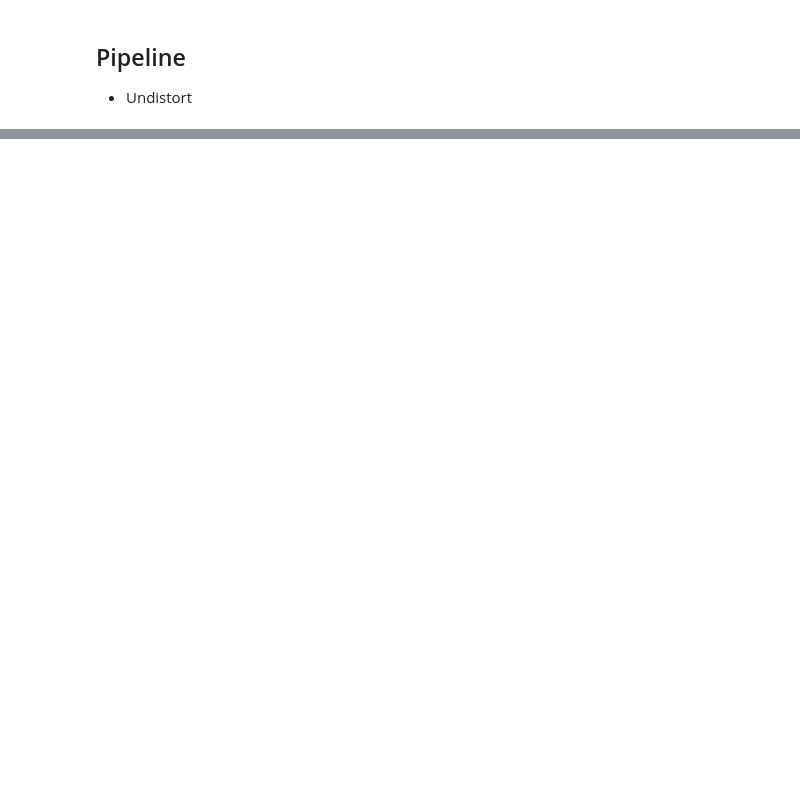
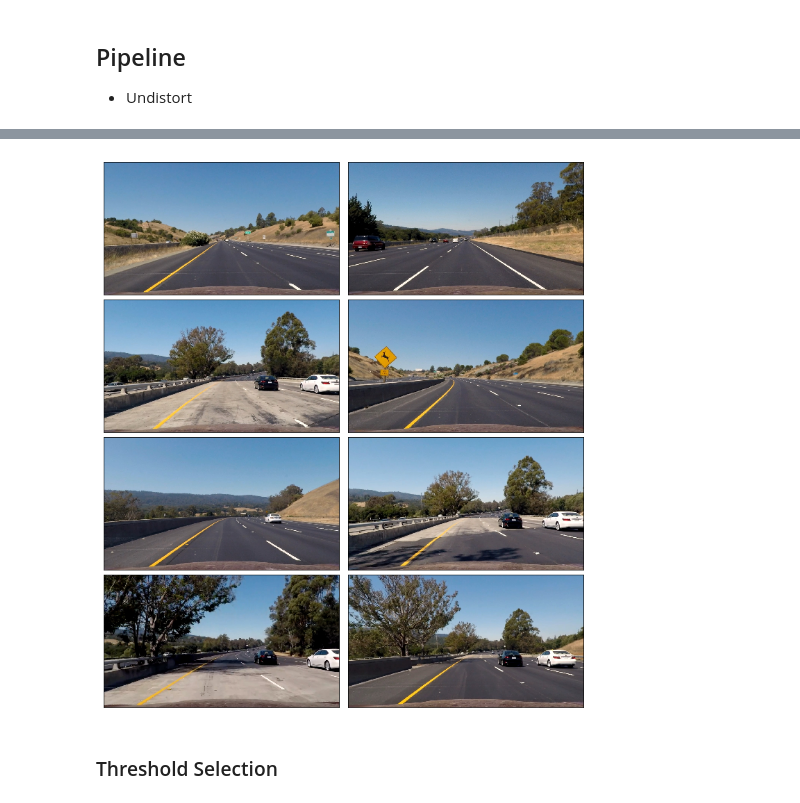
Before and after one commit to timothyta12/Advanced-Lane-Lines, a Jupyter notebook: Advanced_Lane_Detection.ipynb, the cells around one changed output, grey strips where cells are left out. Drawn from its saved outputs; the diff is of its cells as text; code cells hidden in the pictures; blank space fills up the shorter version.

Commit message:
Added threshold and perspective

```diff
--- a/Advanced_Lane_Detection.ipynb
+++ b/Advanced_Lane_Detection.ipynb
@@ -36,16 +39,21 @@ show_images(images[:4], cols=4)
 # %%
 def calibrate_camera(images):
+    """Returns camera calibration metrics
+    Arguments:
+    images: A set of images using checkerboard calibration
+    """
     objp = np.zeros((6*9,3), np.float32)
     objp[:,:2] = np.mgrid[0:9,0:6].T.reshape(-1,2)
 
+    # True location in grid
     objpoints = []
+    # Location of corners in checkerboard
     imgpoints = []
 
     for image in images:
         gray = grayscale(image)
-
         ret, corners = cv2.findChessboardCorners(gray, (9,6), None)
-
+        # If checkboard is detected
         if ret:
             objpoints.append(objp)
             imgpoints.append(corners)
@@ -54,5 +62,5 @@ def calibrate_camera(images):
 
     return ret, mtx, dist, rvecs, tvecs
 
-ret, mtx, dist, rvecs, tvecs = calibrate_camera(images)
+ret, mtx, dist, rvecs, tvecs = calibrate_camera(calibration_images)
 # %%
@@ -65,3 +73,6 @@ show_images(images[:4], cols=4)
 ## Pipeline
 
 - Undistort
+# %%
+# Load in test images
+test_images = [plt.imread(name) for name in glob.glob("test_images/*.jpg")]
@@ -67,0 +81,7 @@ show_images(images[:4], cols=4)
+# %%
+# Undistorts all test images
+test_images = list(map(lambda image: cv2.undistort(image, mtx, dist, None, mtx), test_images))
+# %%
+show_images(test_images) # Shows undistorted images
+# %% [output]
+[figure, added]
@@ -67,0 +90,2 @@ show_images(images[:4], cols=4)
+# %% [markdown]
+### Threshold Selection
```
Also changed, not shown: parts of 28 cells of this notebook.
